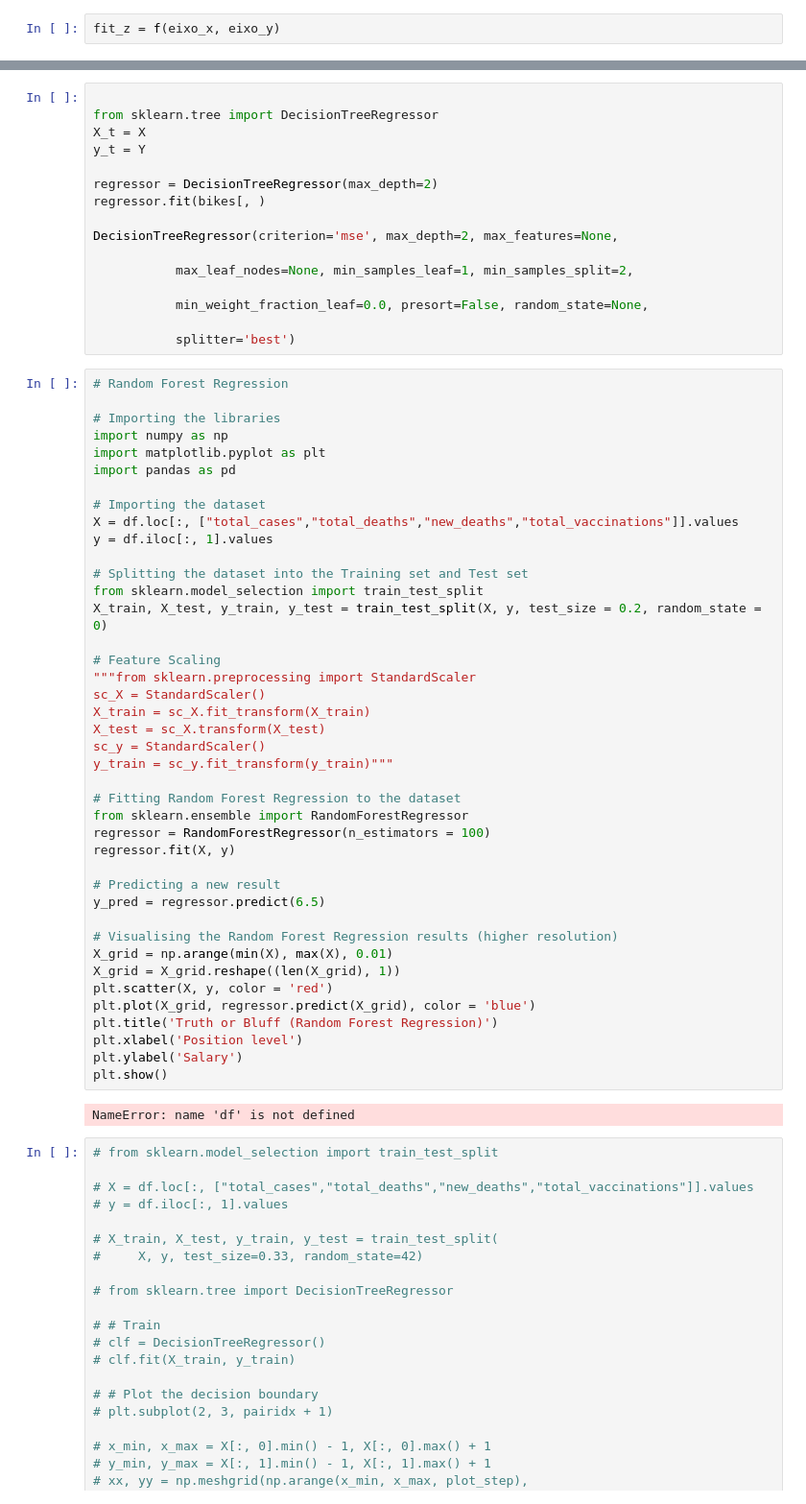
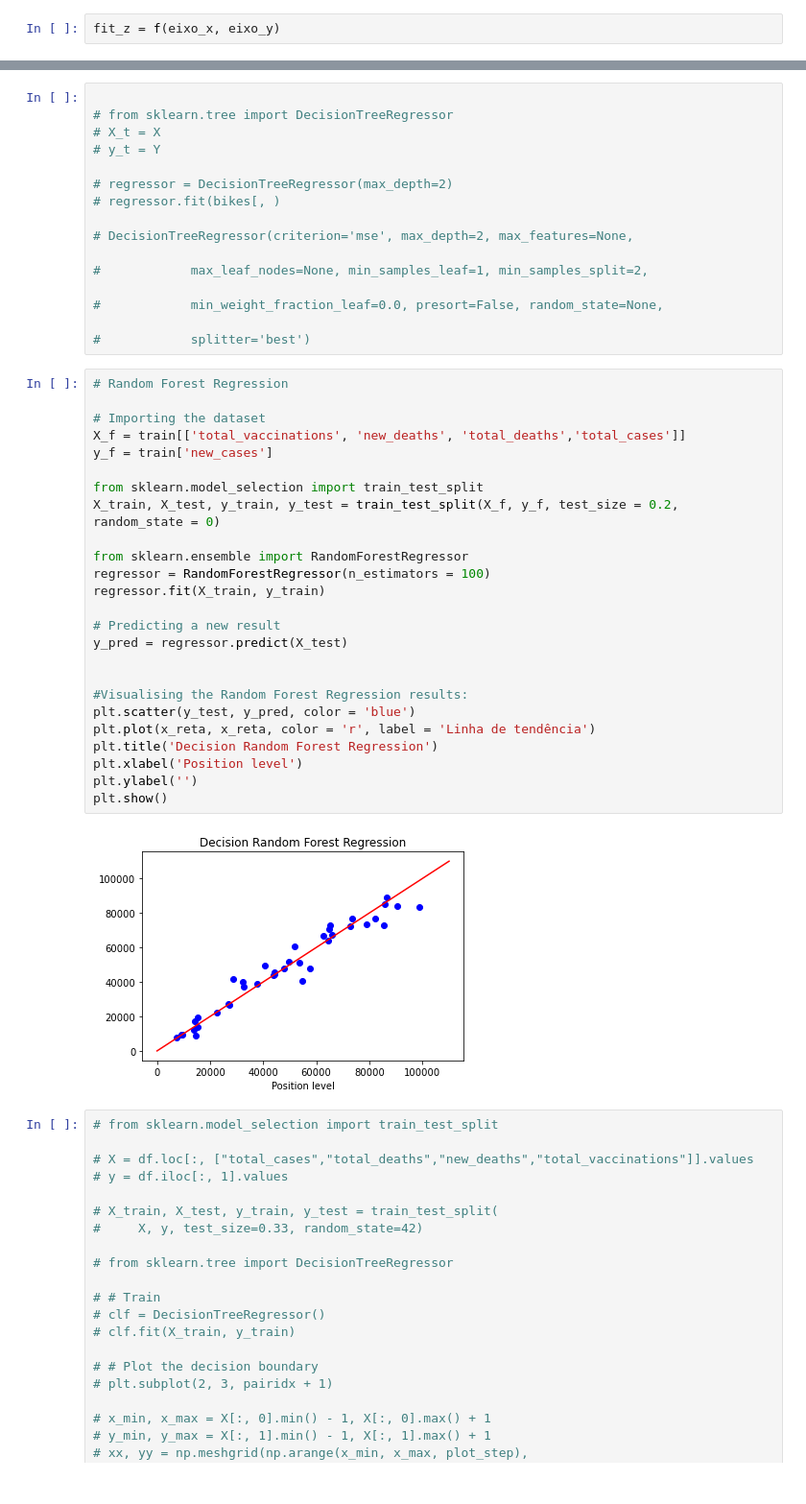
Before and after one commit to marlonsp/Projeto2-CiDados, a Jupyter notebook: Projeto2-CDados.ipynb, the cells around one changed output, grey strips where cells are left out. Shown: that part at 96% size. Saved outputs shown, nothing was run; the diff lists cells and outputs as text.

Commit message:
ajustes da random forest regression

```diff
--- a/Projeto2-CDados.ipynb
+++ b/Projeto2-CDados.ipynb
@@ -419,62 +419,46 @@ plt.show()
 # %%
 
-from sklearn.tree import DecisionTreeRegressor
-X_t = X
-y_t = Y
+# from sklearn.tree import DecisionTreeRegressor
+# X_t = X
+# y_t = Y
 
-regressor = DecisionTreeRegressor(max_depth=2)
-regressor.fit(bikes[, )
+# regressor = DecisionTreeRegressor(max_depth=2)
+# regressor.fit(bikes[, )
 
-DecisionTreeRegressor(criterion='mse', max_depth=2, max_features=None,
+# DecisionTreeRegressor(criterion='mse', max_depth=2, max_features=None,
 
-           max_leaf_nodes=None, min_samples_leaf=1, min_samples_split=2,
+#            max_leaf_nodes=None, min_samples_leaf=1, min_samples_split=2,
 
-           min_weight_fraction_leaf=0.0, presort=False, random_state=None,
+#            min_weight_fraction_leaf=0.0, presort=False, random_state=None,
 
-           splitter='best')
+#            splitter='best')
 # %%
 # Random Forest Regression
 
-# Importing the libraries
-import numpy as np
-import matplotlib.pyplot as plt
-import pandas as pd
+# Importing the dataset
+X_f = train[['total_vaccinations', 'new_deaths', 'total_deaths','total_cases']]
+y_f = train['new_cases']
 
-# Importing the dataset
-X = df.loc[:, ["total_cases","total_deaths","new_deaths","total_vaccinations"]].values
-y = df.iloc[:, 1].values
+from sklearn.model_selection import train_test_split
+X_train, X_test, y_train, y_test = train_test_split(X_f, y_f, test_size = 0.2, random_state = 0)
 
-# Splitting the dataset into the Training set and Test set
-from sklearn.model_selection import train_test_split
-X_train, X_test, y_train, y_test = train_test_split(X, y, test_size = 0.2, random_state = 0)
-
-# Feature Scaling
-"""from sklearn.preprocessing import StandardScaler
-sc_X = StandardScaler()
-X_train = sc_X.fit_transform(X_train)
-X_test = sc_X.transform(X_test)
-sc_y = StandardScaler()
-y_train = sc_y.fit_transform(y_train)"""
-
-# Fitting Random Forest Regression to the dataset
 from sklearn.ensemble import RandomForestRegressor
 regressor = RandomForestRegressor(n_estimators = 100)
-regressor.fit(X, y)
+regressor.fit(X_train, y_train)
 
 # Predicting a new result
-y_pred = regressor.predict(6.5)
+y_pred = regressor.predict(X_test)
 
-# Visualising the Random Forest Regression results (higher resolution)
-X_grid = np.arange(min(X), max(X), 0.01)
-X_grid = X_grid.reshape((len(X_grid), 1))
-plt.scatter(X, y, color = 'red')
-plt.plot(X_grid, regressor.predict(X_grid), color = 'blue')
-plt.title('Truth or Bluff (Random Forest Regression)')
+
+#Visualising the Random Forest Regression results:
+plt.scatter(y_test, y_pred, color = 'blue')
+plt.plot(x_reta, x_reta, color = 'r', label = 'Linha de tendência')
+plt.title('Decision Random Forest Regression')
 plt.xlabel('Position level')
-plt.ylabel('Salary')
+plt.ylabel('')
 plt.show()
 # %% [output]
-NameError: name 'df' is not defined
+[figure, added]
 # %%
 # from sklearn.model_selection import train_test_split
 
```
Also changed, not shown: parts of 11 cells of this notebook.
